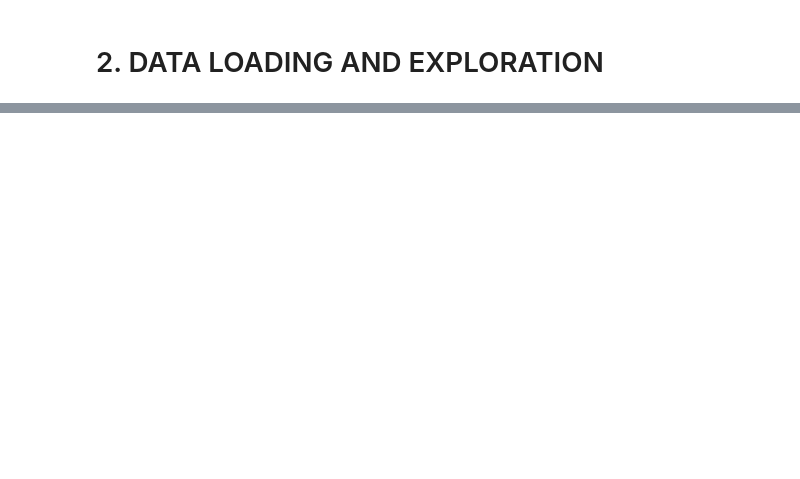
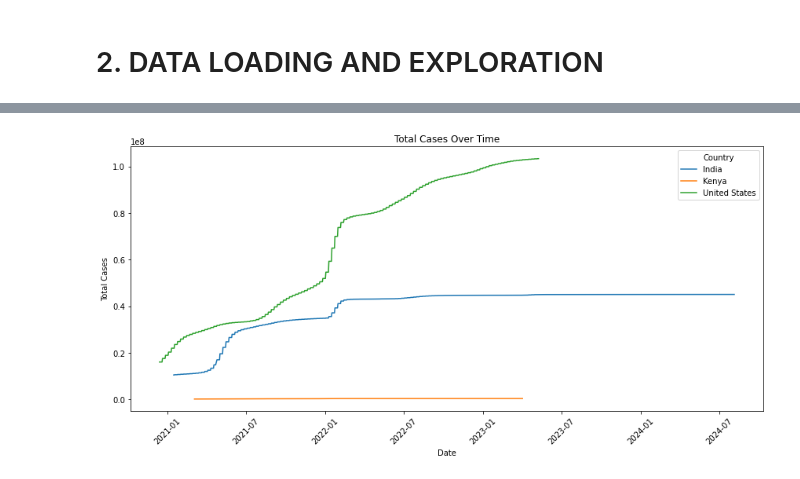
Before and after one commit to HellenDianaNjeri/COVID-19-GLOBAL-TRACKER-PROJECT, a Jupyter notebook: COVID_19.ipynb, the cells around one changed output, grey strips where cells are left out. Saved outputs shown, nothing was run; the diff lists cells and outputs as text; code cells hidden in the pictures; blank space fills up the shorter version.

```diff
--- a/COVID_19.ipynb
+++ b/COVID_19.ipynb
@@ -87,3 +120,9 @@ key_columns = ['Country/Region', 'TotalCases', 'TotalDeaths', 'TotalRecovered']
-# %%
-# Handle missing data
-covid_df = covid_df[key_columns].dropna()
+# %%
+# drop rows with missing values
+covid_df = covid_df.dropna(subset=['total_cases', 'total_deaths', 'total_vaccinations'])
+# %%
+# convert date column to datetime
+covid_df['date'] = pd.to_datetime(covid_df['date'])
+# %%
+#handle missing values
+covid_df['total_cases'] = covid_df['total_cases'].fillna(0)
@@ -89,0 +137,13 @@ covid_df = covid_df[key_columns].dropna()
+# %%
+# linechart cases vs deaths over time
+plt.figure(figsize=(12, 6))
+sns.lineplot(data=covid_df, x='date', y='total_cases', hue='location')
+plt.title('Total Cases Over Time')
+plt.xlabel('Date')
+plt.ylabel('Total Cases')
+plt.xticks(rotation=45)
+plt.legend(title='Country')
+plt.tight_layout()
+plt.show()
+# %% [output]
+[figure, added]
```
Also changed, not shown: parts of 14 cells of this notebook.
